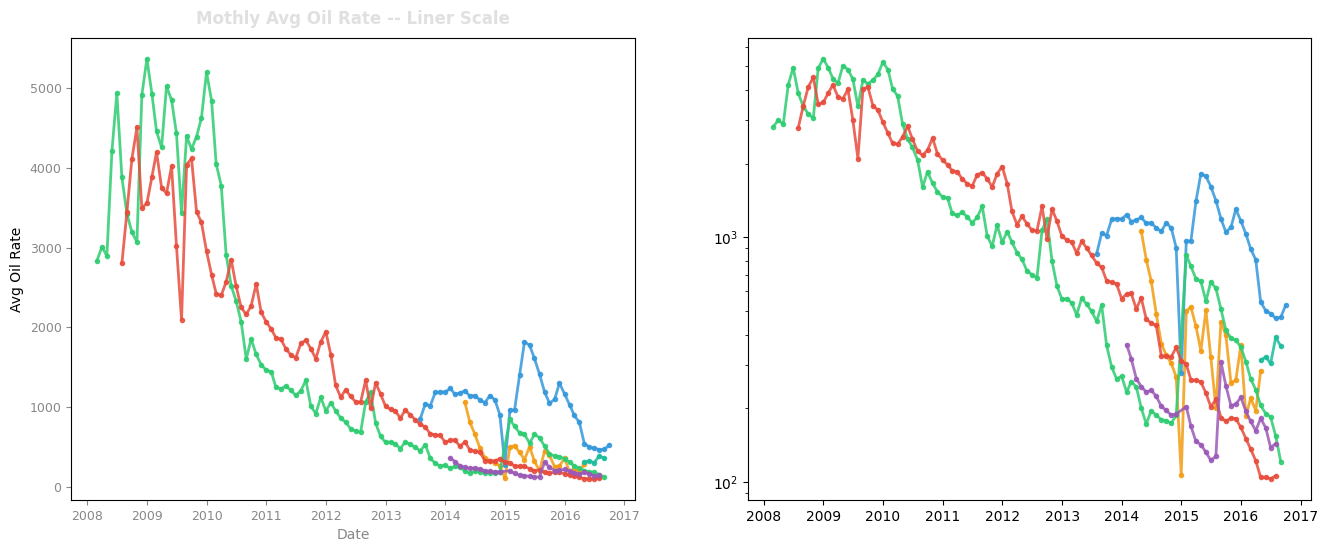
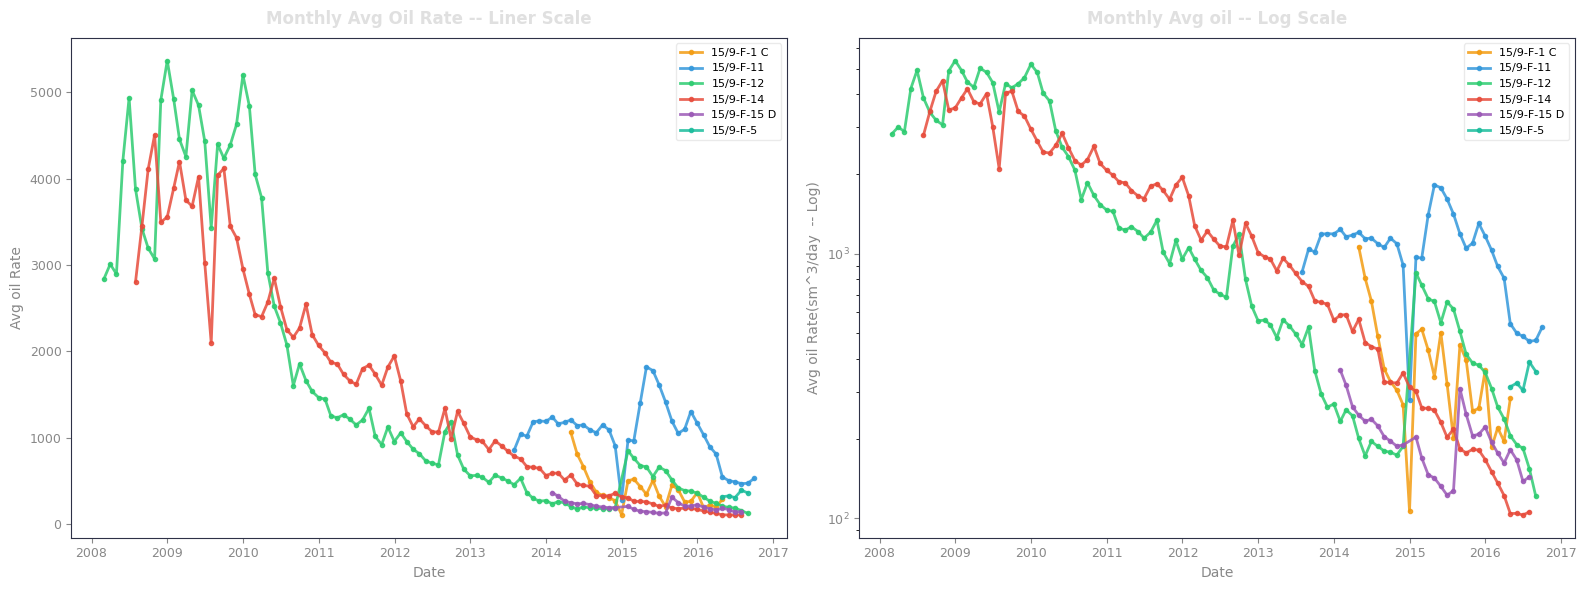
Code edit (unified diff) that turned the first committed figure into the second:
--- before
+++ after
@@ -24,12 +24,12 @@
 
 ## Helper function 
-def style_axes(ax,title, xlabel = '' , ylabel = '' , fontsize =12):
-    ax.set_title(title, fontsize= fontsize, fontweight = 'bold', color= TEXT, pad =10)
-    ax.set_xlabel(xlabel,fontsize=10,color =MUTED)
-    ax.set_ylabel(ylabel, fontsize =10,color = MUTED)
-    ax.tick_params(color= MUTED, lablesize= 9)
+def style_ax(ax, title, xlabel='', ylabel='', fontsize=12):
+    ax.set_title(title, fontsize=fontsize, fontweight='bold',color=TEXT, pad=10)
+    ax.set_xlabel(xlabel, fontsize=10, color=MUTED)
+    ax.set_ylabel(ylabel, fontsize=10, color=MUTED)
+    ax.tick_params(colors=MUTED, labelsize=9)
     for spine in ax.spines.values():
-        spine.set_edgecolor('#444970')
-
+        spine.set_edgecolor('#2e3147')
+ 
 
 
@@ -89,6 +89,10 @@
                 ha = 'center'
                 )
-style_axes(ax,title='Daily oil Production Rate',xlabel='Date',ylabel='Oil Rate (Sm^3 day , 24 hors normalized)')
 
+ 
+style_ax(ax,
+         title='Daily Oil Production Rate — All Wells (Sm³/day)',
+         xlabel='Date',
+         ylabel='Oil Rate (Sm³/day, 24hr normalised)')
     
  
@@ -131,3 +135,14 @@
 
               
-style_axes(axes[0],title='Mothly Avg Oil Rate -- Liner Scale',xlabel='Date',ylabel='Avg oil Rate')
+style_ax(axes[0],title='Monthly Avg Oil Rate -- Liner Scale',xlabel='Date',ylabel='Avg oil Rate')
+style_ax(axes[1],title='Monthly Avg oil -- Log Scale',xlabel='Date',ylabel='Avg oil Rate(sm^3/day  -- Log)')
+
+axes[0].legend(fontsize = 8, framealpha = 0.4)
+axes[1].legend(fontsize = 8, framealpha = 0.4)
+
+plt.tight_layout()
+path=f'{OUTPUT_DIR}/02/Monthly_Decline.png'
+fig.savefig(path,dpi =150 ,bbox_inches ='tight',facecolor = BG)
+# fig.savefig(path, dpi=150, bbox_inches='tight', facecolor=BG)
+plt.close()
+print(f"Saved = > {path}")

Commit: fixed some plotting error, and added to save the figure